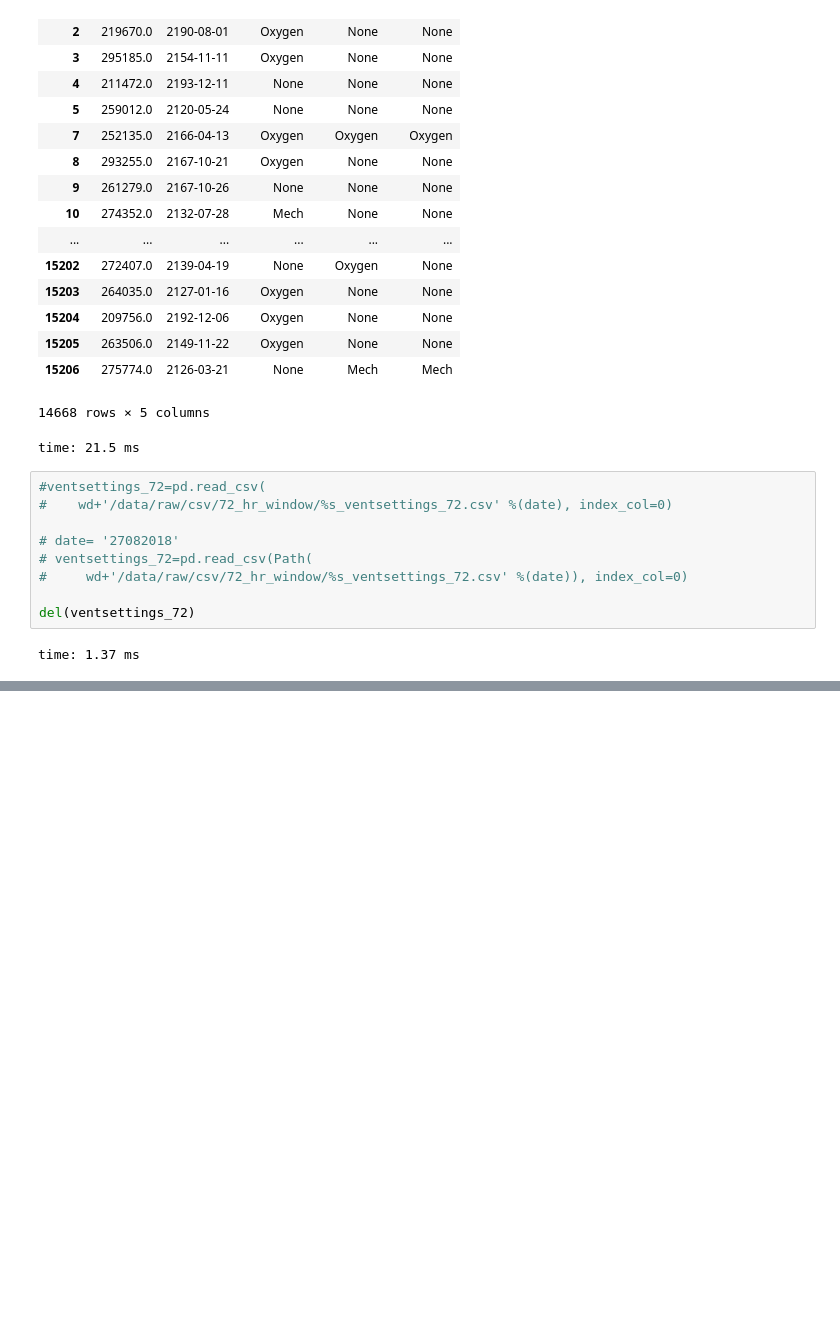
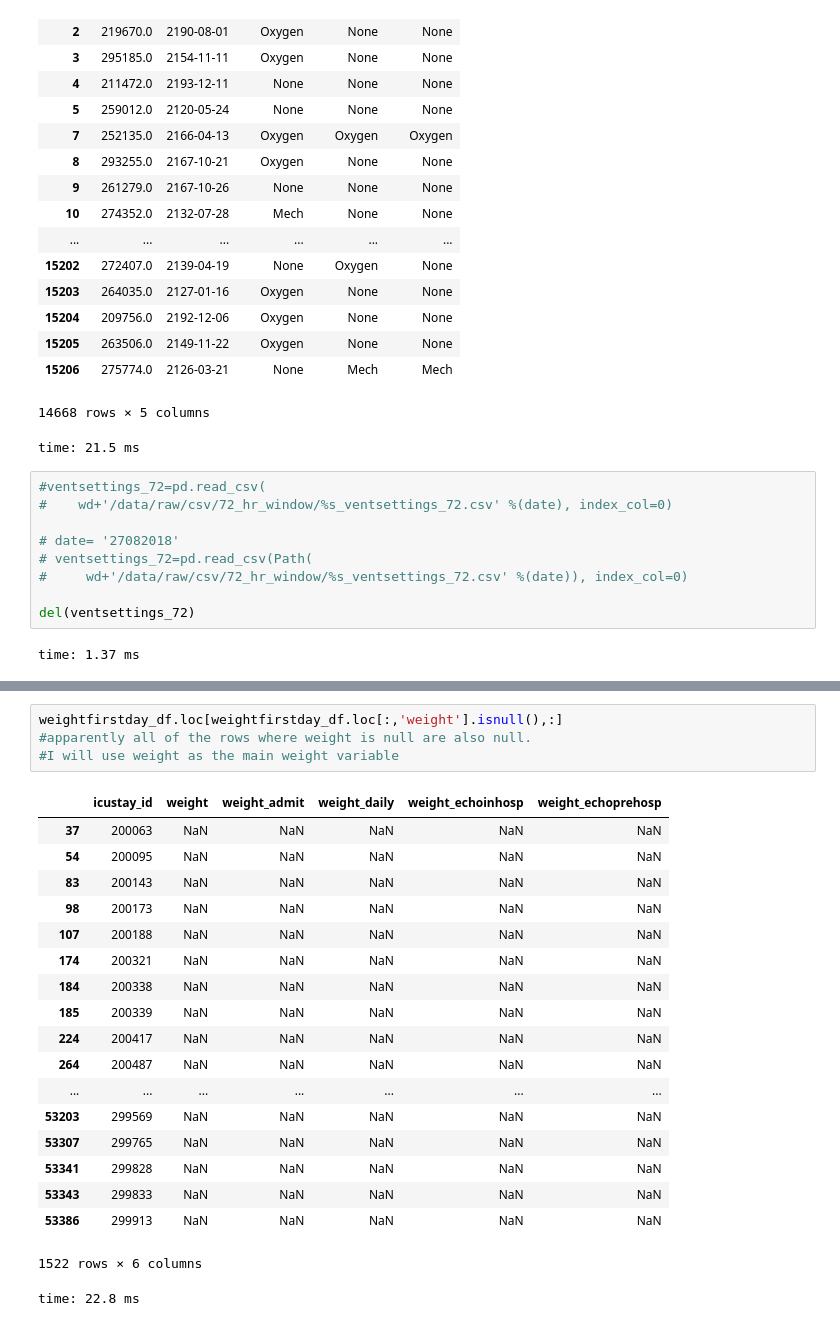
Before and after one commit to kellylinyingxin/mimiciii-antibiotics-modeling, a Jupyter notebook: notebooks/06.2-v_QC_and_missingness.ipynb, the cells around one changed output, grey strips where cells are left out. Drawn from its saved outputs; the diff is of its cells as text; blank space fills up the shorter version.

```diff
--- a/notebooks/06.2-v_QC_and_missingness.ipynb
+++ b/notebooks/06.2-v_QC_and_missingness.ipynb
@@ -1009,0 +1181,24 @@ time: 1.37 ms
+# %%
+weightfirstday_df.loc[weightfirstday_df.loc[:,'weight'].isnull(),:]
+#apparently all of the rows where weight is null are also null.
+#I will use weight as the main weight variable
+# %% [output]
+|  | icustay_id | weight | weight_admit | weight_daily | weight_echoinhosp | weight_echoprehosp |
+| 37 | 200063 | NaN | NaN | NaN | NaN | NaN |
+| 54 | 200095 | NaN | NaN | NaN | NaN | NaN |
+| 83 | 200143 | NaN | NaN | NaN | NaN | NaN |
+| 98 | 200173 | NaN | NaN | NaN | NaN | NaN |
+| 107 | 200188 | NaN | NaN | NaN | NaN | NaN |
+| 174 | 200321 | NaN | NaN | NaN | NaN | NaN |
+| 184 | 200338 | NaN | NaN | NaN | NaN | NaN |
+| 185 | 200339 | NaN | NaN | NaN | NaN | NaN |
+| 224 | 200417 | NaN | NaN | NaN | NaN | NaN |
+| 264 | 200487 | NaN | NaN | NaN | NaN | NaN |
+| ... | ... | ... | ... | ... | ... | ... |
+| 53203 | 299569 | NaN | NaN | NaN | NaN | NaN |
+| 53307 | 299765 | NaN | NaN | NaN | NaN | NaN |
+| 53341 | 299828 | NaN | NaN | NaN | NaN | NaN |
+| 53343 | 299833 | NaN | NaN | NaN | NaN | NaN |
+| 53386 | 299913 | NaN | NaN | NaN | NaN | NaN |
+1522 rows × 6 columns
+time: 22.8 ms
```
Also changed, not shown: parts of 25 cells of this notebook, 1 other file.
